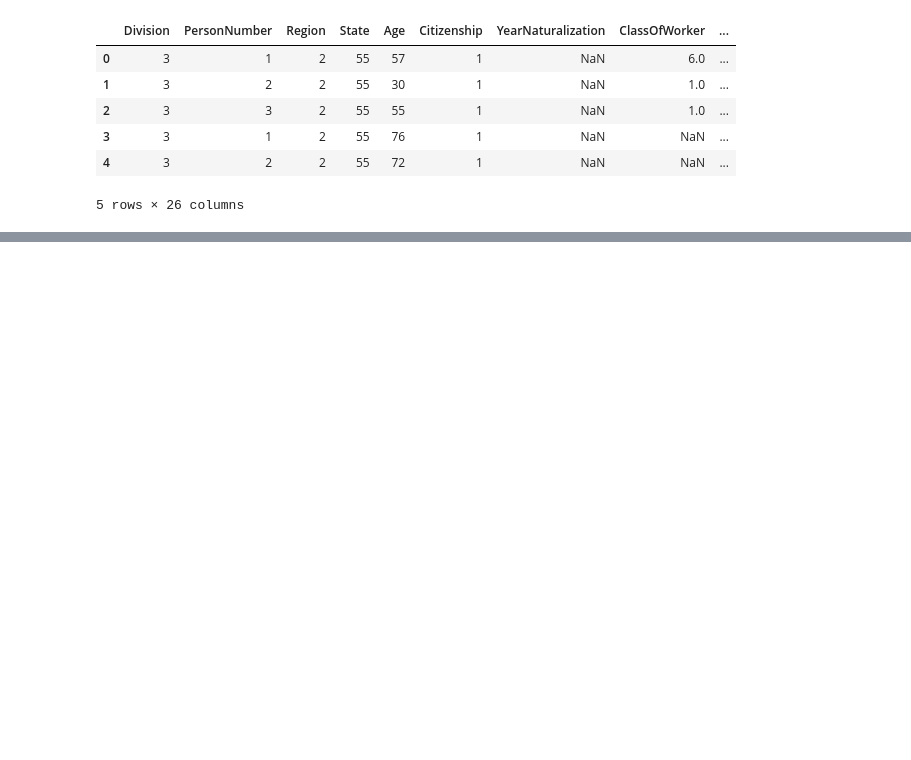
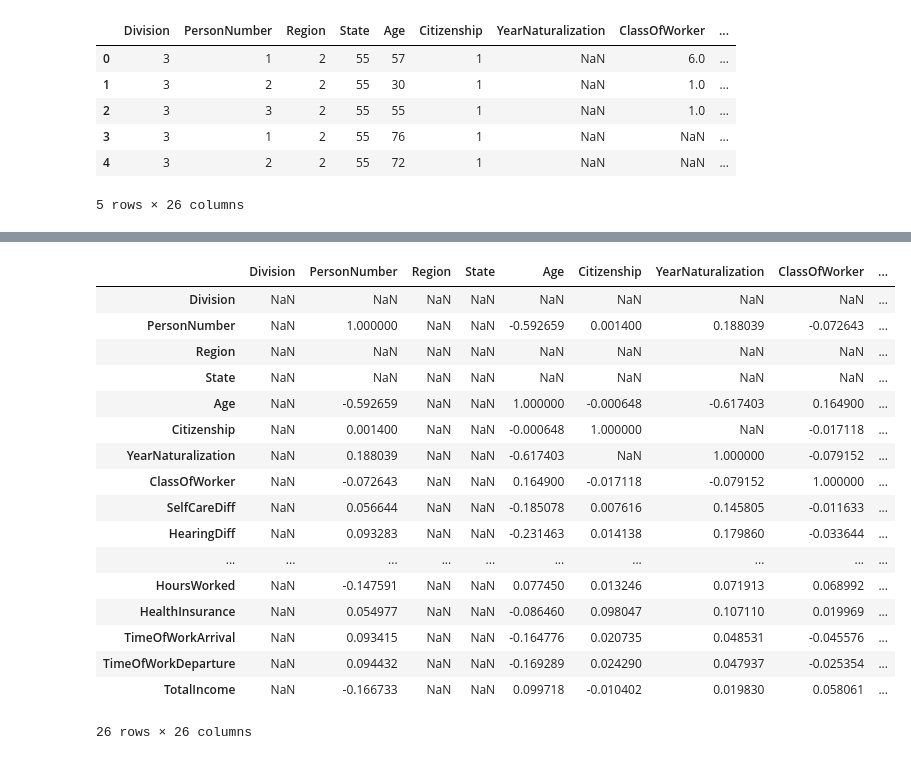
Before and after one commit to MTabbutt/SubGroupExplorerTool_DataViz_CS765, a Jupyter notebook: ToolDev_Exploration.ipynb, the cells around one changed output, grey strips where cells are left out. Drawn from its saved outputs; the diff is of its cells as text; code cells hidden in the pictures; blank space fills up the shorter version.

```diff
--- a/ToolDev_Exploration.ipynb
+++ b/ToolDev_Exploration.ipynb
@@ -15,0 +29,22 @@ df.head()
+# %%
+correlationMatrix = census_data.getCorrelationMatrix()
+correlationMatrix
+# %% [output]
+|  | Division | PersonNumber | Region | State | Age | Citizenship | YearNaturalization | ClassOfWorker | ... |
+| Division | NaN | NaN | NaN | NaN | NaN | NaN | NaN | NaN | ... |
+| PersonNumber | NaN | 1.000000 | NaN | NaN | -0.592659 | 0.001400 | 0.188039 | -0.072643 | ... |
+| Region | NaN | NaN | NaN | NaN | NaN | NaN | NaN | NaN | ... |
+| State | NaN | NaN | NaN | NaN | NaN | NaN | NaN | NaN | ... |
+| Age | NaN | -0.592659 | NaN | NaN | 1.000000 | -0.000648 | -0.617403 | 0.164900 | ... |
+| Citizenship | NaN | 0.001400 | NaN | NaN | -0.000648 | 1.000000 | NaN | -0.017118 | ... |
+| YearNaturalization | NaN | 0.188039 | NaN | NaN | -0.617403 | NaN | 1.000000 | -0.079152 | ... |
+| ClassOfWorker | NaN | -0.072643 | NaN | NaN | 0.164900 | -0.017118 | -0.079152 | 1.000000 | ... |
+| SelfCareDiff | NaN | 0.056644 | NaN | NaN | -0.185078 | 0.007616 | 0.145805 | -0.011633 | ... |
+| HearingDiff | NaN | 0.093283 | NaN | NaN | -0.231463 | 0.014138 | 0.179860 | -0.033644 | ... |
+| ... | ... | ... | ... | ... | ... | ... | ... | ... | ... |
+| HoursWorked | NaN | -0.147591 | NaN | NaN | 0.077450 | 0.013246 | 0.071913 | 0.068992 | ... |
+| HealthInsurance | NaN | 0.054977 | NaN | NaN | -0.086460 | 0.098047 | 0.107110 | 0.019969 | ... |
+| TimeOfWorkArrival | NaN | 0.093415 | NaN | NaN | -0.164776 | 0.020735 | 0.048531 | -0.045576 | ... |
+| TimeOfWorkDeparture | NaN | 0.094432 | NaN | NaN | -0.169289 | 0.024290 | 0.047937 | -0.025354 | ... |
+| TotalIncome | NaN | -0.166733 | NaN | NaN | 0.099718 | -0.010402 | 0.019830 | 0.058061 | ... |
+26 rows × 26 columns
```
Also changed, not shown: parts of 4 cells of this notebook, 1 other file.
